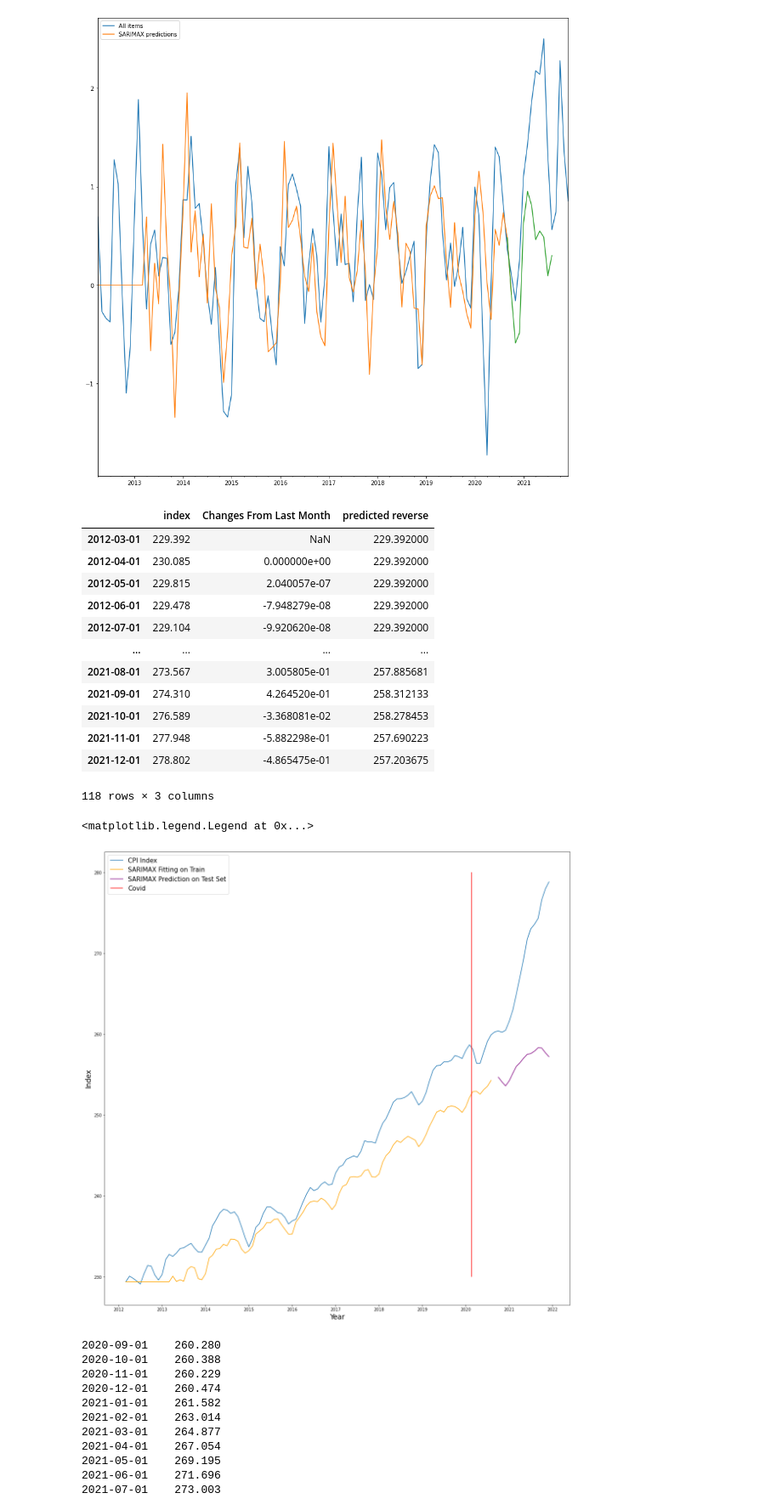
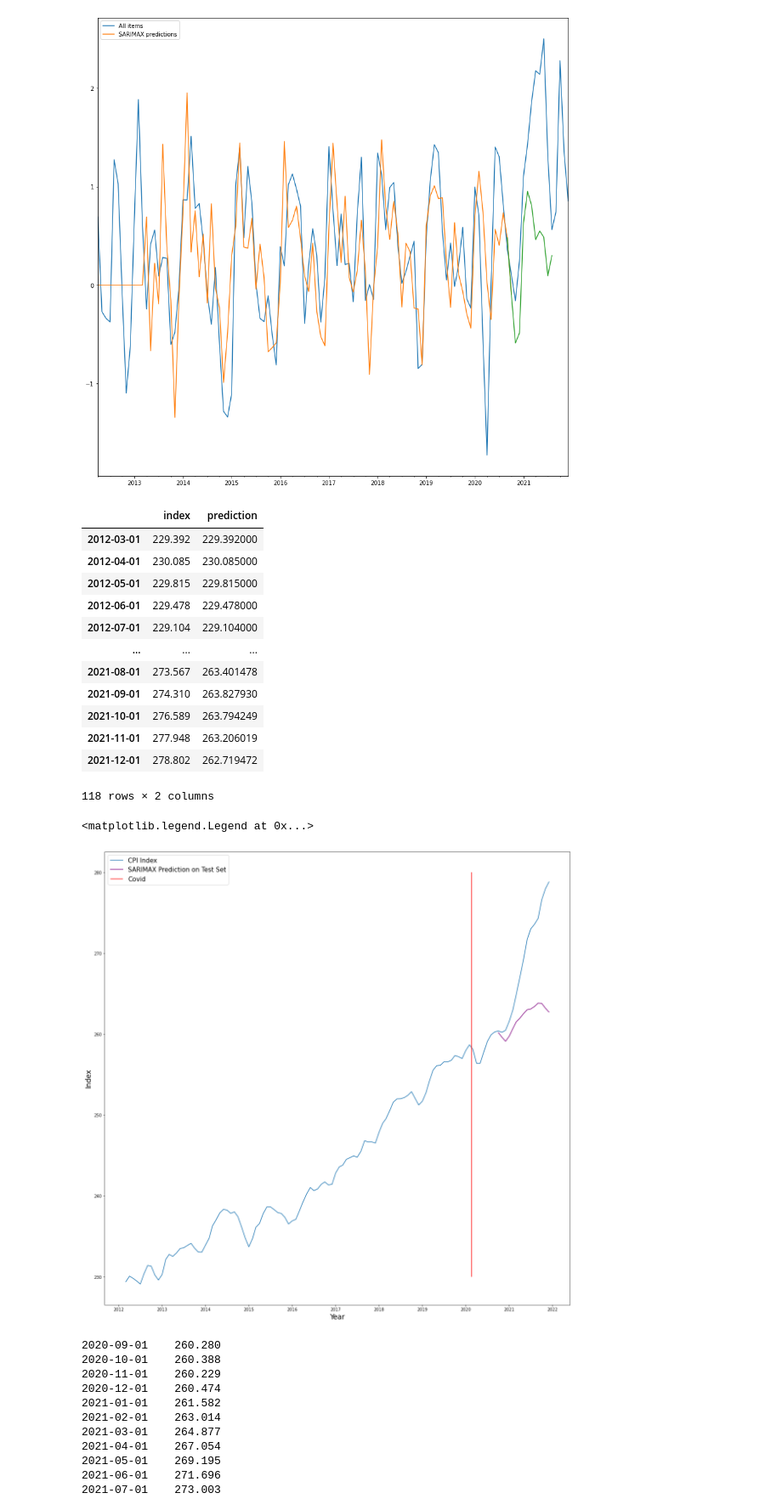
Before and after one commit to victor-thai/cpi_modeling, a Jupyter notebook: Michael's Commitment/SARIMA_Michael.ipynb, the cells around one changed output. Shown: that part at 85% size. Drawn from its saved outputs; the diff is of its cells as text; code cells hidden in the pictures.

Commit message:
model fixed

```diff
--- a/Michael's Commitment/SARIMA_Michael.ipynb
+++ b/Michael's Commitment/SARIMA_Michael.ipynb
@@ -208,39 +208,42 @@ pred_f_a.plot()
 [figure]
 # %%
 #Reverse Prediction
-pred_t_all = model_all.predict(start=0,end=train_all.shape[0]+test_all.shape[0]-1,typ='levels').rename('SARIMAX predictions')
-predicted_index = pd.DataFrame({'index':CPI['All items'].dropna(), 'Changes From Last Month': pred_t_all})
-x, x_dif = predicted_index['index'].iloc[0], predicted_index['Changes From Last Month'].iloc[1:]
-predicted_index['predicted reverse'] = np.r_[x, x_dif].cumsum().astype(float)
+pred_t_all = model_all.predict(start=train_all.shape[0],end=train_all.shape[0]+test_all.shape[0]-1,typ='levels').rename('SARIMAX predictions')
+last_month_train = CPI['All items'][-16]
+# cum sum from last month to initial month
+pred_t_all[0] = pred_t_all[0] + last_month_train
+pred_t_all = pd.DataFrame(pred_t_all.cumsum())
+predicted_index = pd.DataFrame({'index':CPI['All items'].dropna()})
+SARIMAX_pred_test = np.concatenate([predicted_index[:-15], pred_t_all], axis=0)
+predicted_index['prediction'] = SARIMAX_pred_test
 predicted_index
 # %% [output]
-|  | index | Changes From Last Month | predicted reverse |
-| 2012-03-01 | 229.392 | NaN | 229.392000 |
-| 2012-04-01 | 230.085 | 0.000000e+00 | 229.392000 |
-| 2012-05-01 | 229.815 | 2.040057e-07 | 229.392000 |
-| 2012-06-01 | 229.478 | -7.948279e-08 | 229.392000 |
-| 2012-07-01 | 229.104 | -9.920620e-08 | 229.392000 |
-| ... | ... | ... | ... |
-| 2021-08-01 | 273.567 | 3.005805e-01 | 257.885681 |
-| 2021-09-01 | 274.310 | 4.264520e-01 | 258.312133 |
-| 2021-10-01 | 276.589 | -3.368081e-02 | 258.278453 |
-| 2021-11-01 | 277.948 | -5.882298e-01 | 257.690223 |
-| 2021-12-01 | 278.802 | -4.865475e-01 | 257.203675 |
+|  | index | prediction |
+| 2012-03-01 | 229.392 | 229.392000 |
+| 2012-04-01 | 230.085 | 230.085000 |
+| 2012-05-01 | 229.815 | 229.815000 |
+| 2012-06-01 | 229.478 | 229.478000 |
+| 2012-07-01 | 229.104 | 229.104000 |
+| ... | ... | ... |
+| 2021-08-01 | 273.567 | 263.401478 |
+| 2021-09-01 | 274.310 | 263.827930 |
+| 2021-10-01 | 276.589 | 263.794249 |
+| 2021-11-01 | 277.948 | 263.206019 |
+| 2021-12-01 | 278.802 | 262.719472 |
-118 rows × 3 columns
+118 rows × 2 columns
 # %%
 #Plot Train and Test Prediction
 
 fig3, ax3 = plt.subplots(1,1, figsize=(20,20))
 ax3.plot(predicted_index['index'], label ='CPI Index')
-ax3.plot(predicted_index['predicted reverse'].iloc[:train_all.shape[0]], color = 'orange', label = 'SARIMAX Fitting on Train')
-ax3.plot(predicted_index['predicted reverse'].iloc[train_all.shape[0]+1:], color = 'purple', label = 'SARIMAX Prediction on Test Set')
+ax3.plot(predicted_index['prediction'].iloc[train_all.shape[0]+1:], color = 'purple', label = 'SARIMAX Prediction on Test Set')
 ax3.vlines(x=pd.to_datetime('2020-02-20', format='%Y-%m-%d'), ymin = 230, ymax=280, colors='r', label='Covid')
 ax3.set_xlabel("Year", fontsize = 17)
 ax3.set_ylabel("Index", fontsize = 17)
 ax3.legend(fontsize = 15)
 # %% [output]
 <matplotlib.legend.Legend at 0x...>
-[figure, old version]
+[figure, new version]
 # %%
 def evaluation(y, prediction):
     return np.sqrt(sum(y ** 2 - prediction ** 2) / y.shape[0])
```
Also changed, not shown: parts of 5 cells of this notebook.
